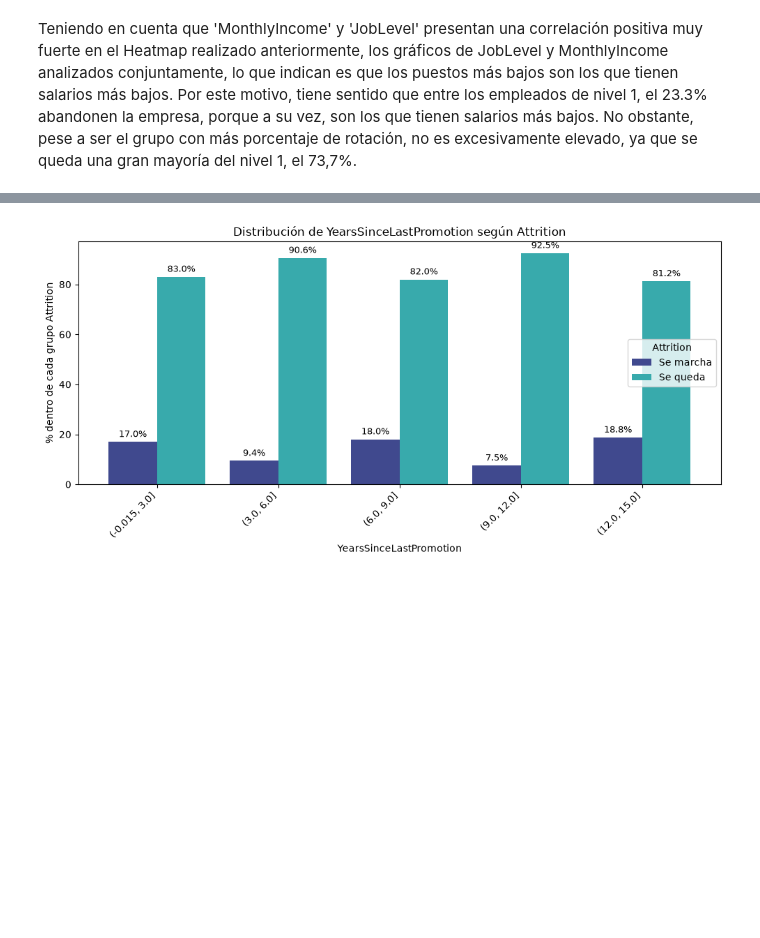
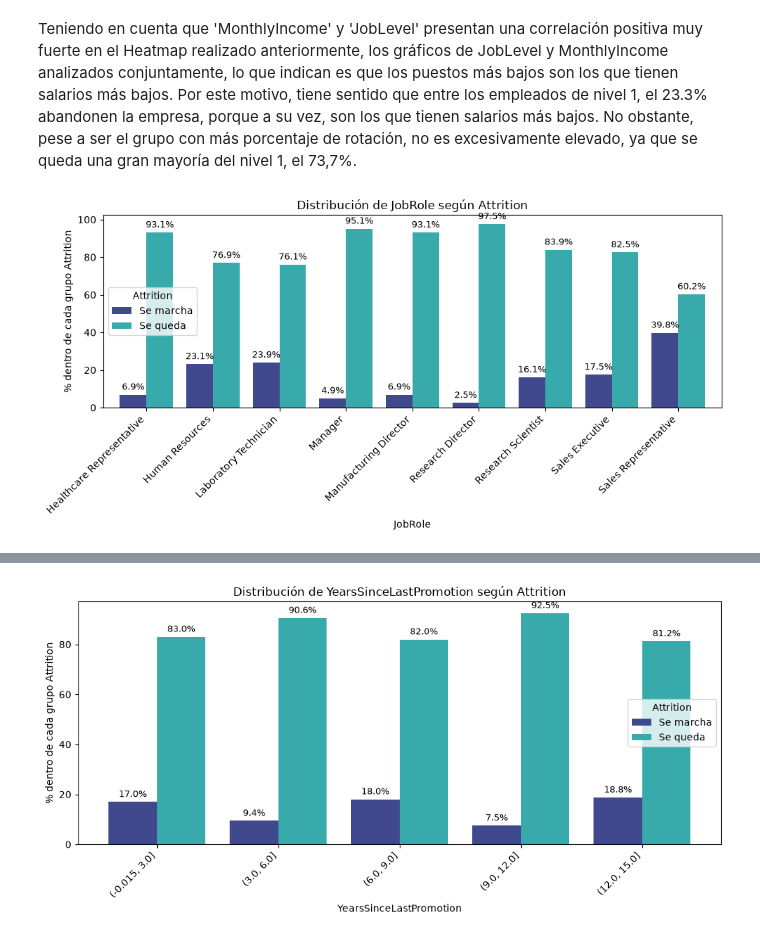
Before and after one commit to Adalab/project-da-promo-67-modulo-3-team-2, a Jupyter notebook: 03_Correlacion.ipynb, the cells around one changed output, grey strips where cells are left out. Saved outputs shown, nothing was run; the diff lists cells and outputs as text; code cells hidden in the pictures; blank space fills up the shorter version.

```diff
--- a/03_Correlacion.ipynb
+++ b/03_Correlacion.ipynb
@@ -381,3 +496,7 @@ grafico_barras_attrition('JobLevel', bins=0, orden=None)
 [figure]
 # %% [markdown]
 Teniendo en cuenta que 'MonthlyIncome' y 'JobLevel' presentan una correlación positiva muy fuerte en el Heatmap realizado anteriormente, los gráficos de JobLevel y MonthlyIncome analizados conjuntamente, lo que indican es que los puestos más bajos son los que tienen salarios más bajos. Por este motivo, tiene sentido que entre los empleados de nivel 1, el 23.3% abandonen la empresa, porque a su vez, son los que tienen salarios más bajos. No obstante, pese a ser el grupo con más porcentaje de rotación, no es excesivamente elevado, ya que se queda una gran mayoría del nivel 1, el 73,7%.
+# %%
+grafico_barras_attrition('JobRole', bins=0, orden=None)
+# %% [output]
+[figure, added]
```
Also changed, not shown: parts of 14 cells of this notebook, 1 other file.
